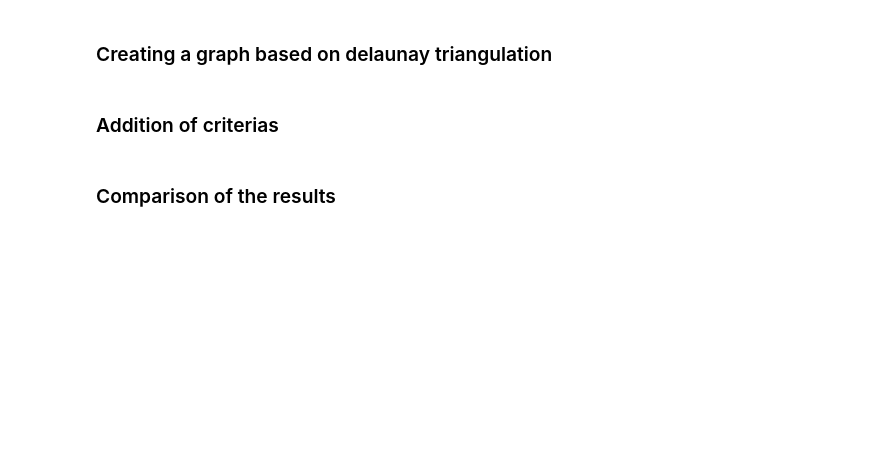
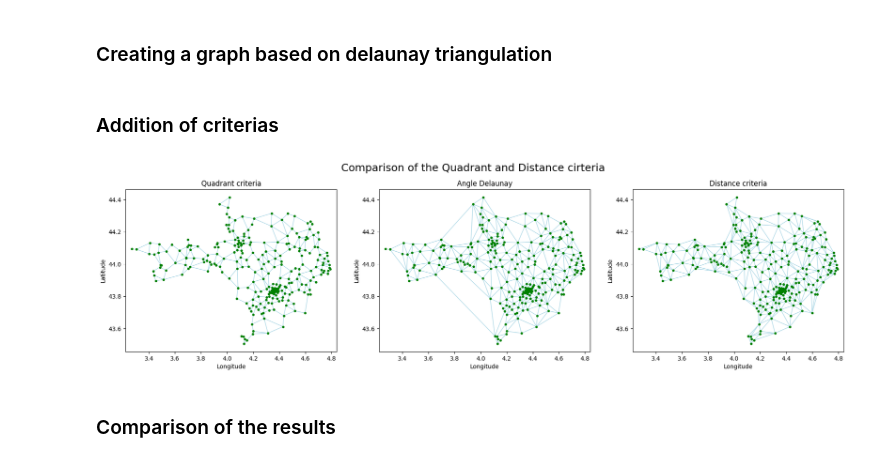
Before and after one commit to pmehaud/internship_cvut_2024, a Jupyter notebook: src/neighbours_delaunay/neighbours_delaunay.ipynb, the cells around one changed output. Cells and saved outputs as stored; diff of their text form; code cells hidden in the pictures; blank space fills up the shorter version.

Commit message:
Functional angle criteria

```diff
--- a/src/neighbours_delaunay/neighbours_delaunay.ipynb
+++ b/src/neighbours_delaunay/neighbours_delaunay.ipynb
@@ -85,15 +107,17 @@ G_dist = distance_criteria(G,pos)
 # %%
 G_quad = quadrant_criteria_v2(G,pos)
 # %%
-# G_angle = angle_criteria(G,pos)
+G_angle = angle_criteria(G,pos)
 # %%
 fig, axs = plt.subplots(ncols=3, figsize=(22,5))
 # plot_delaunay(delaunay_gard_free,ax=axs[0],show=False)
+plot_graph(G_dist,pos,ax=axs[2],show=False, title='Distance criteria')
 plot_graph(G_quad,pos,ax=axs[0],show=False, title='Quadrant criteria')
-plot_graph(G,pos,ax=axs[1],show=False, title='Delaunay')
-plot_graph(G_dist,pos,ax=axs[2],show=False, title='Distance criteria')
+plot_graph(G_angle,pos,ax=axs[1],show=False, title='Angle Delaunay')
 fig.suptitle("Comparison of the Quadrant and Distance cirteria", fontsize=18, va='center')
 plt.show()
+# %% [output]
+[figure, added]
 # %% [markdown]
 ### Comparison of the results
 # %%
```
Also changed, not shown: parts of 8 cells of this notebook, 1 other file.
